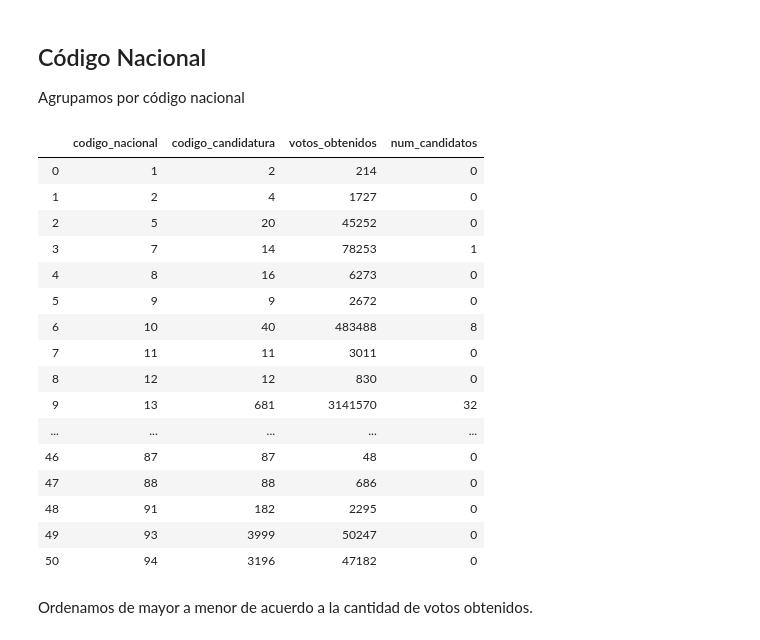
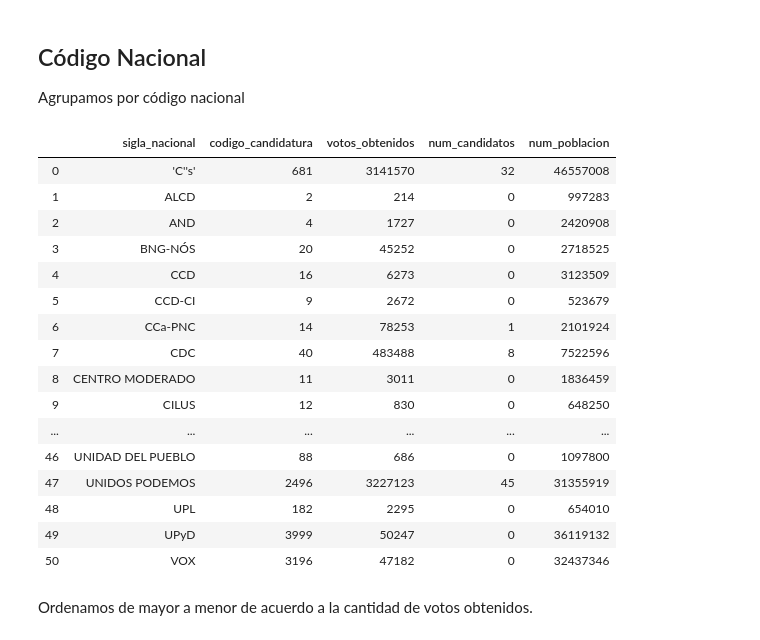
Before and after one commit to Antonidas21/Python_Trabajo_Final, a Jupyter notebook: datos_elecciones_Miryam.ipynb, the cells around one changed output. Saved outputs shown, nothing was run; the diff lists cells and outputs as text; code cells hidden in the pictures.

```diff
--- a/datos_elecciones_Miryam.ipynb
+++ b/datos_elecciones_Miryam.ipynb
@@ -55,5 +55,7 @@ def get_cosas (x):
     return datos_elecciones_2016
 
 my_data = get_cosas(votos)
+my_data = my_data.drop(columns = ['tipo_eleccion','ano_eleccion','mes_eleccion','num_vuelta',
+                                 'codigo_distrito'])
 my_data
 # %% [output]
@@ -77,9 +79,11 @@ my_data = my_data[(my_data['codigo_comunidad'] != '99')& (my_data['codigo_ine']
 # %% [markdown]
 Para tener una mejor visualización de los datos se agrego la sigla y denominación de los partidos de acuerdo al código de la candidatura.
 # %%
-codigo_candidatura = pd.read_csv('codigo_candidatura.csv', index_col=False, encoding='UTF-8',
-                                 sep = ";", names = ['codigo_candidatura','siglas',
+codigo_candidatura = pd.read_csv('03021606.csv', index_col=False, encoding='UTF-8',
+                                 sep = ";", names = ['tipo_eleccion','ano','mes'
+                                                     ,'codigo_candidatura','siglas',
                                                      'denominación'
-                                                     ,'codigo_nacional'], header=0)
+                                                     ,'codigo_nacional','sigla_nacional'], header=0)
+codigo_candidatura = codigo_candidatura.drop(columns = ['tipo_eleccion','ano','mes','codigo_nacional'])
 codigo_candidatura
 # %% [output]
@@ -117,0 +125,25 @@ merge_candidatura
+# %%
+poblacion_provincia = pd.read_csv('poblacion_por_provincia.csv', index_col=False , skiprows = 5, sep = ";",encoding='iso-8859-1')
+poblacion_provincia.rename(columns={'Unnamed: 0':'provincia','2016':'num_poblacion'},inplace=True)
+poblacion_provincia.drop(poblacion_provincia.tail(4).index,inplace=True)
+poblacion_provincia.drop(poblacion_provincia.head(1).index, inplace=True)
+poblacion_provincia = poblacion_provincia.reset_index().drop(columns = ['index'])
+poblacion_provincia
+
+def get_cosas (x):
+    foo = x['provincia']
+    foo2 = x['num_poblacion']
+    codigo_ine = []
+    nombre_provincia = []
+    num_poblacion = []
+    for i in range(len(foo)):
+        codigo_ine.append(foo[i][:2])
+        nombre_provincia.append(foo[i][3:])
+        num_poblacion.append(int(foo2[i]))
+    d = {'codigo_ine':codigo_ine,'nombre_provincia':nombre_provincia,
+         'num_poblacion':num_poblacion}
+    datos_poblacion_2016 = pd.DataFrame(d)
+    return datos_poblacion_2016
+
+my_poblacion = get_cosas(poblacion_provincia)
+my_poblacion
@@ -117,0 +170,3 @@ merge_candidatura
+# %%
+merge_candidatura = merge_candidatura.merge(my_poblacion,on= 'codigo_ine')
+merge_candidatura
@@ -120,26 +189,26 @@ merge_candidatura
 
 Agrupamos por código nacional
 # %%
-test = merge_candidatura.groupby(['codigo_nacional'], as_index = False).sum()
+test = merge_candidatura.groupby(['sigla_nacional'], as_index = False).sum()
 test
 # %% [output]
-|  | codigo_nacional | codigo_candidatura | votos_obtenidos | num_candidatos |
-| 0 | 1 | 2 | 214 | 0 |
-| 1 | 2 | 4 | 1727 | 0 |
-| 2 | 5 | 20 | 45252 | 0 |
-| 3 | 7 | 14 | 78253 | 1 |
-| 4 | 8 | 16 | 6273 | 0 |
-| 5 | 9 | 9 | 2672 | 0 |
-| 6 | 10 | 40 | 483488 | 8 |
-| 7 | 11 | 11 | 3011 | 0 |
-| 8 | 12 | 12 | 830 | 0 |
-| 9 | 13 | 681 | 3141570 | 32 |
-| ... | ... | ... | ... | ... |
-| 46 | 87 | 87 | 48 | 0 |
-| 47 | 88 | 88 | 686 | 0 |
-| 48 | 91 | 182 | 2295 | 0 |
-| 49 | 93 | 3999 | 50247 | 0 |
-| 50 | 94 | 3196 | 47182 | 0 |
+|  | sigla_nacional | codigo_candidatura | votos_obtenidos | num_candidatos | num_poblacion |
+| 0 | 'C''s' | 681 | 3141570 | 32 | 46557008 |
+| 1 | ALCD | 2 | 214 | 0 | 997283 |
+| 2 | AND | 4 | 1727 | 0 | 2420908 |
+| 3 | BNG-NÓS | 20 | 45252 | 0 | 2718525 |
+| 4 | CCD | 16 | 6273 | 0 | 3123509 |
+| 5 | CCD-CI | 9 | 2672 | 0 | 523679 |
+| 6 | CCa-PNC | 14 | 78253 | 1 | 2101924 |
+| 7 | CDC | 40 | 483488 | 8 | 7522596 |
+| 8 | CENTRO MODERADO | 11 | 3011 | 0 | 1836459 |
+| 9 | CILUS | 12 | 830 | 0 | 648250 |
+| ... | ... | ... | ... | ... | ... |
+| 46 | UNIDAD DEL PUEBLO | 88 | 686 | 0 | 1097800 |
+| 47 | UNIDOS PODEMOS | 2496 | 3227123 | 45 | 31355919 |
+| 48 | UPL | 182 | 2295 | 0 | 654010 |
+| 49 | UPyD | 3999 | 50247 | 0 | 36119132 |
+| 50 | VOX | 3196 | 47182 | 0 | 32437346 |
 # %% [markdown]
 Ordenamos de mayor a menor de acuerdo a la cantidad de votos obtenidos.
 # %%
```
Also changed, not shown: parts of 13 cells of this notebook, 2 other files.
